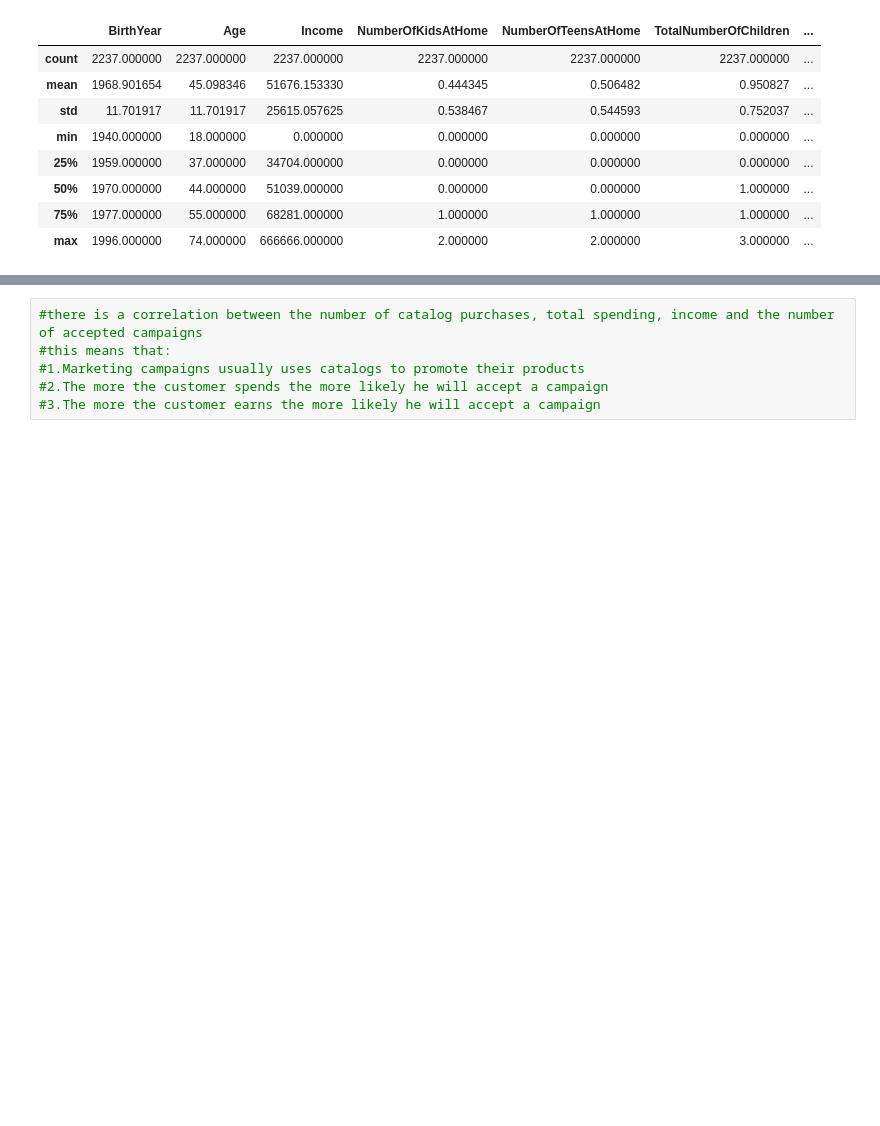
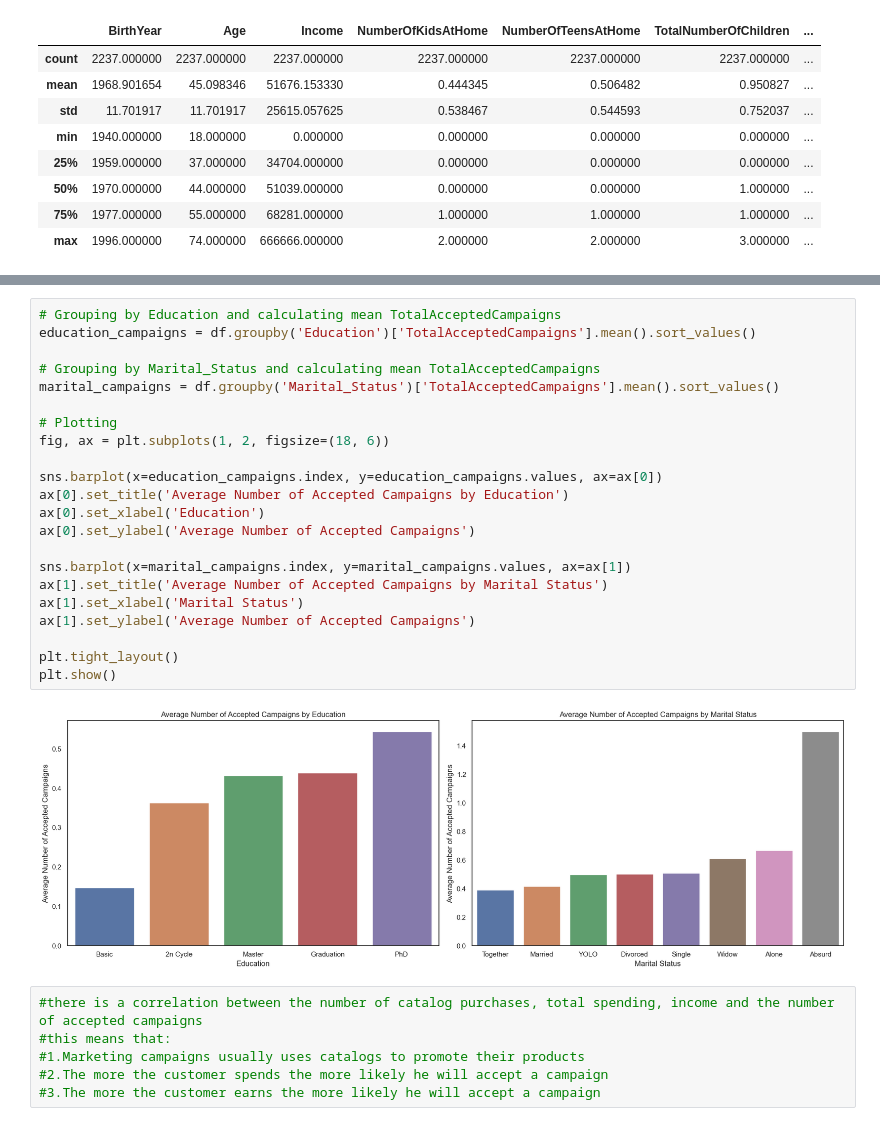
Before and after one commit to OmarEmad313/Data-Analysis-Projects, a Jupyter notebook: Customer personality analysis/customer personality analysis.ipynb, the cells around one changed output, grey strips where cells are left out. Saved outputs shown, nothing was run; the diff lists cells and outputs as text; blank space fills up the shorter version.

```diff
--- a/Customer personality analysis/customer personality analysis.ipynb
+++ b/Customer personality analysis/customer personality analysis.ipynb
@@ -428,3 +425,27 @@ plt.show()
+# %%
+# Grouping by Education and calculating mean TotalAcceptedCampaigns
+education_campaigns = df.groupby('Education')['TotalAcceptedCampaigns'].mean().sort_values()
+
+# Grouping by Marital_Status and calculating mean TotalAcceptedCampaigns
+marital_campaigns = df.groupby('Marital_Status')['TotalAcceptedCampaigns'].mean().sort_values()
+
+# Plotting
+fig, ax = plt.subplots(1, 2, figsize=(18, 6))
+
+sns.barplot(x=education_campaigns.index, y=education_campaigns.values, ax=ax[0])
+ax[0].set_title('Average Number of Accepted Campaigns by Education')
+ax[0].set_xlabel('Education')
+ax[0].set_ylabel('Average Number of Accepted Campaigns')
+
+sns.barplot(x=marital_campaigns.index, y=marital_campaigns.values, ax=ax[1])
+ax[1].set_title('Average Number of Accepted Campaigns by Marital Status')
+ax[1].set_xlabel('Marital Status')
+ax[1].set_ylabel('Average Number of Accepted Campaigns')
+
+plt.tight_layout()
+plt.show()
+# %% [output]
+[figure, added]
 # %%
 #there is a correlation between the number of catalog purchases, total spending, income and the number of accepted campaigns
 #this means that:
```
Also changed, not shown: parts of 11 cells of this notebook.
